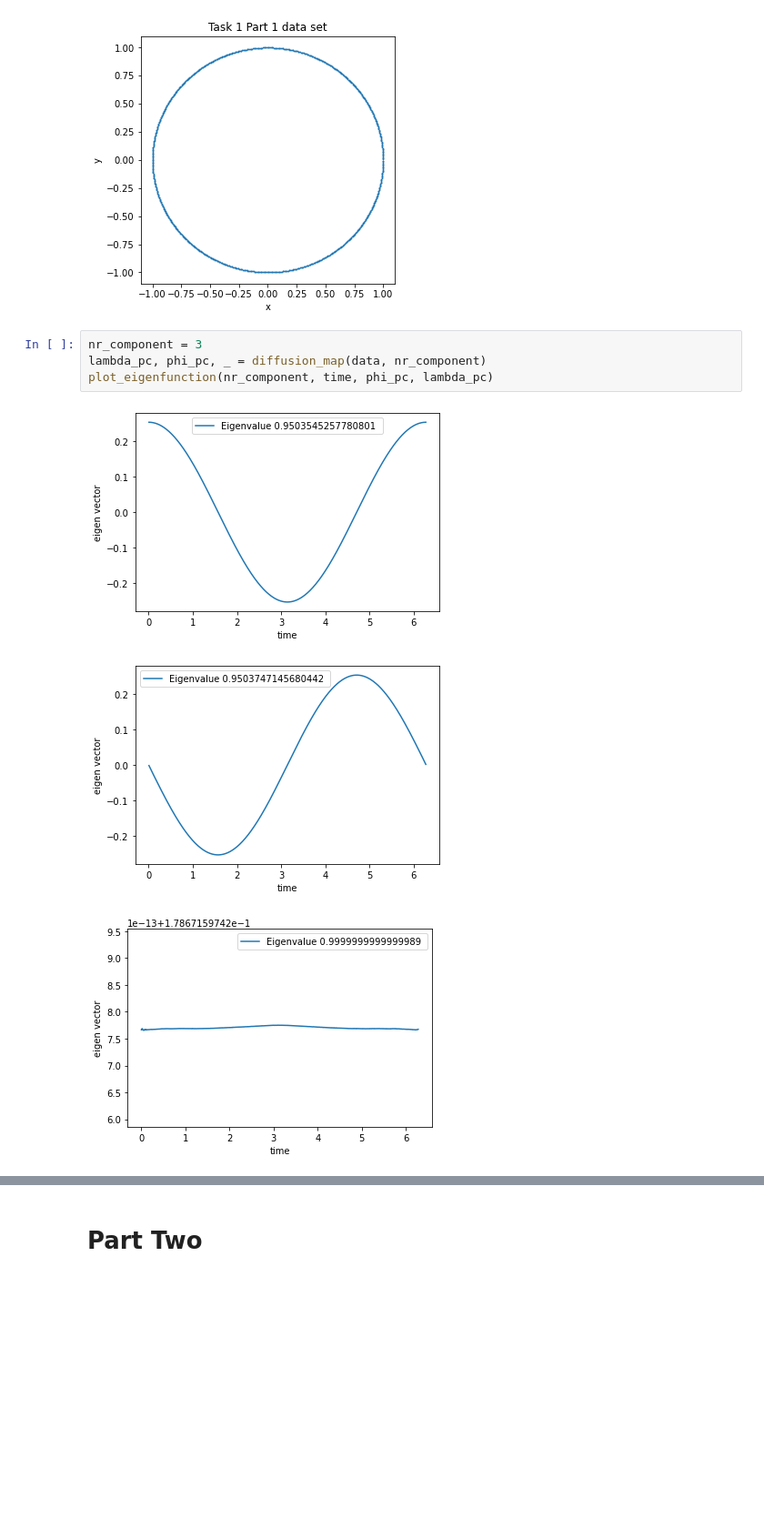
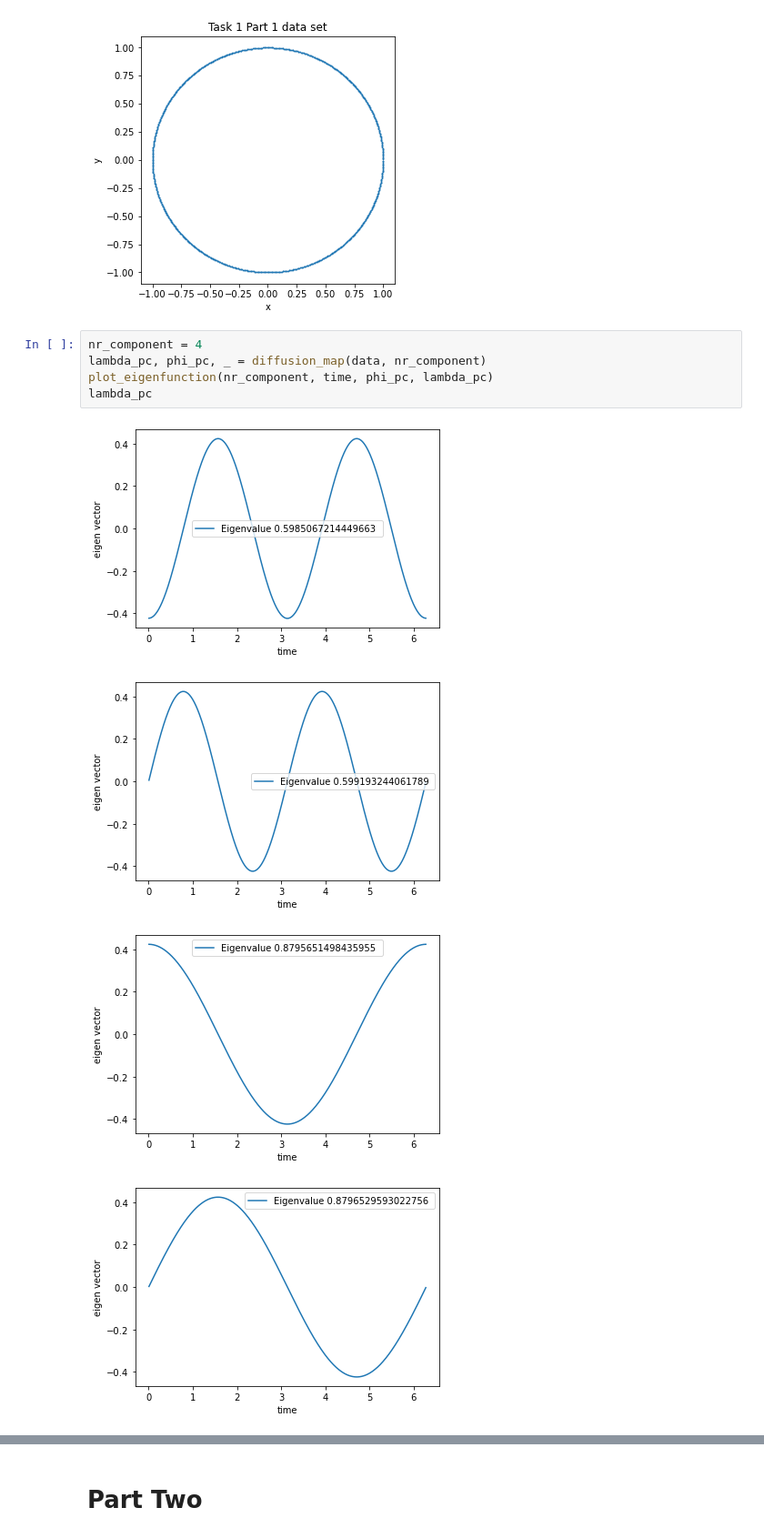
Before and after one commit to ge96rox/MLCMS04, a Jupyter notebook: task2.ipynb, the cells around one changed output, grey strips where cells are left out. Shown at 91% size. Drawn from its saved outputs; the diff is of its cells as text; blank space fills up the shorter version.

```diff
--- a/task2.ipynb
+++ b/task2.ipynb
@@ -11,10 +12,12 @@ data, time = gen_trigonom_data(1000)
 # %% [output]
 [figure]
 # %%
-nr_component = 3
+nr_component = 4
 lambda_pc, phi_pc, _ = diffusion_map(data, nr_component)
 plot_eigenfunction(nr_component, time, phi_pc, lambda_pc)
+lambda_pc
 # %% [output]
-[figure, old version]
+[figure, new version]
-[figure, old version]
+[figure, new version]
-[figure, old version]
+[figure, new version]
+[figure, added]
```
Also changed, not shown: parts of 7 cells of this notebook, 2 other files.
